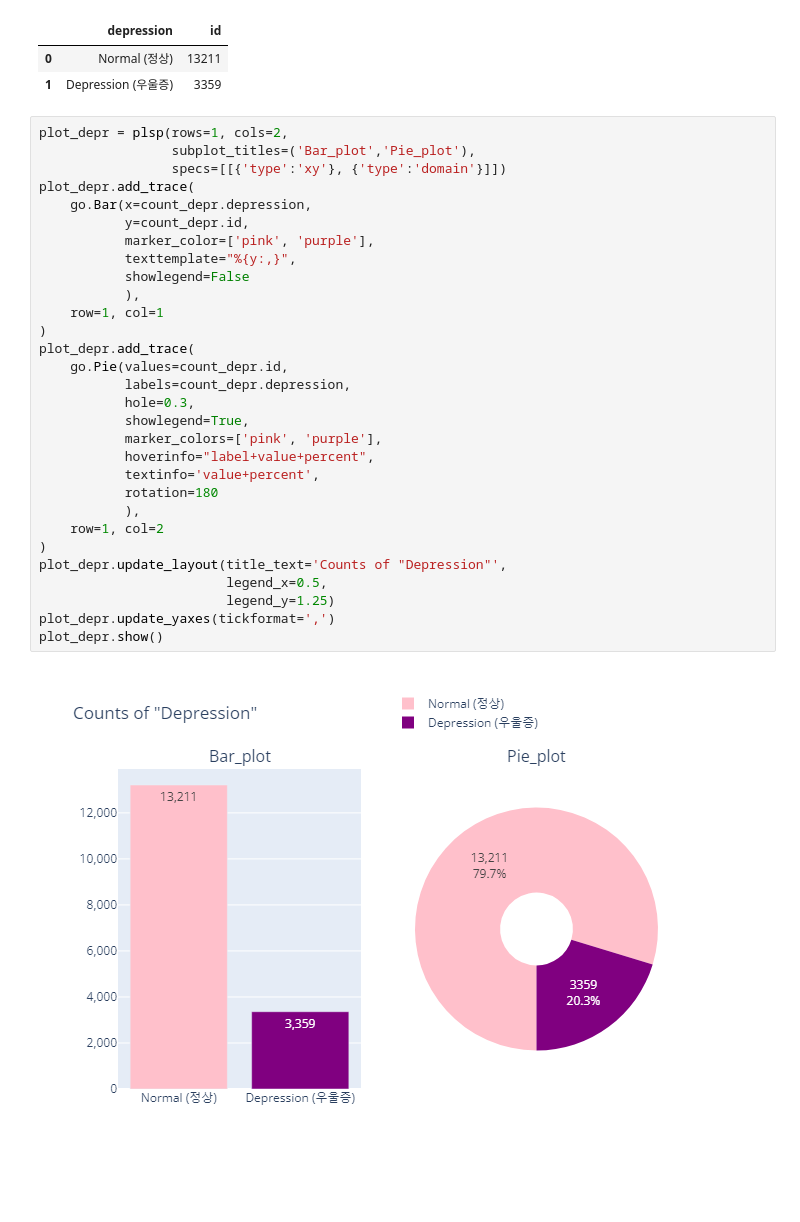
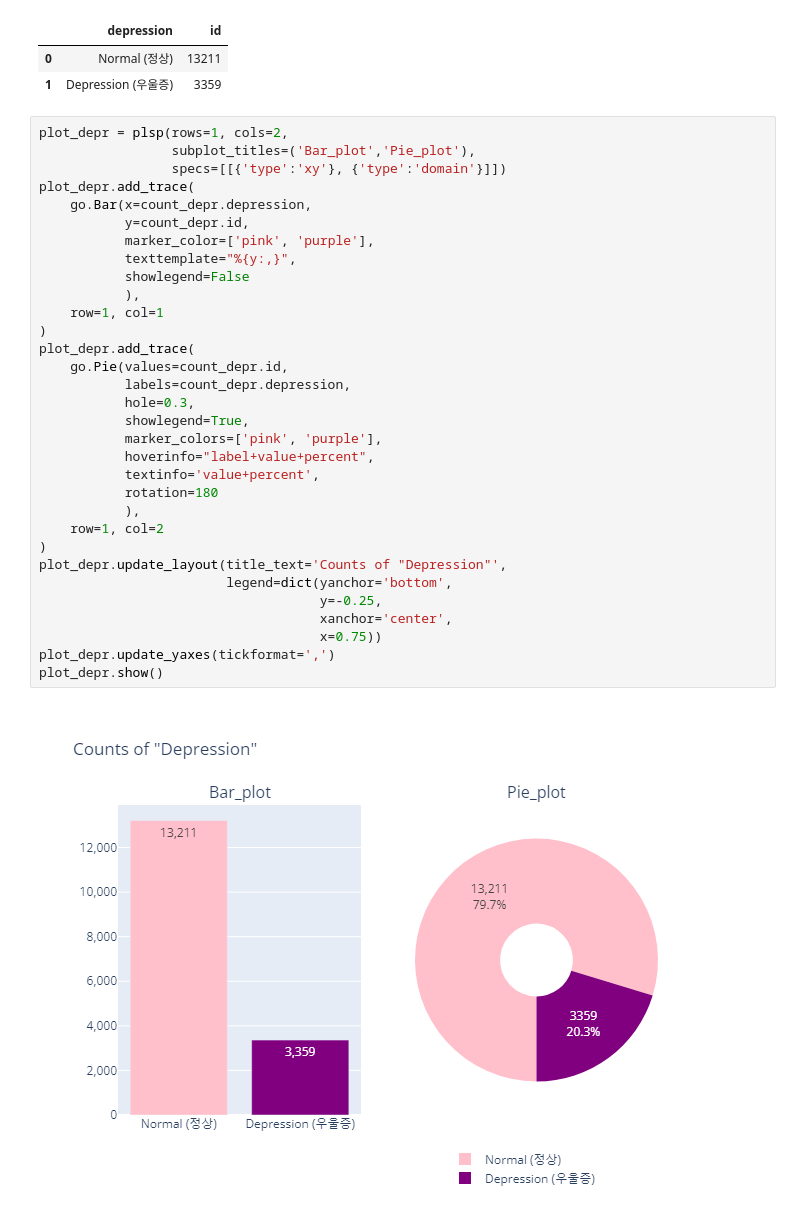
Before and after one commit to kyungjaecheong/Kor-DEEPression, a Jupyter notebook: 2_Modeling/2-2_EDA.ipynb, the cells around one changed output. Drawn from its saved outputs; the diff is of its cells as text.

```diff
--- a/2_Modeling/2-2_EDA.ipynb
+++ b/2_Modeling/2-2_EDA.ipynb
@@ -279,32 +279,34 @@ display(count_depr)
 # %%
 plot_depr = plsp(rows=1, cols=2,
                  subplot_titles=('Bar_plot','Pie_plot'),
                  specs=[[{'type':'xy'}, {'type':'domain'}]])
 plot_depr.add_trace(
     go.Bar(x=count_depr.depression,
            y=count_depr.id,
            marker_color=['pink', 'purple'],
            texttemplate="%{y:,}",
            showlegend=False
            ),
     row=1, col=1
 )
 plot_depr.add_trace(
     go.Pie(values=count_depr.id,
            labels=count_depr.depression,
            hole=0.3,
            showlegend=True,
            marker_colors=['pink', 'purple'],
            hoverinfo="label+value+percent",
            textinfo='value+percent',
            rotation=180
            ),
     row=1, col=2
 )
 plot_depr.update_layout(title_text='Counts of "Depression"',
-                        legend_x=0.5,
-                        legend_y=1.25)
+                        legend=dict(yanchor='bottom',
+                                    y=-0.25,
+                                    xanchor='center',
+                                    x=0.75))
 plot_depr.update_yaxes(tickformat=',')
 plot_depr.show()
 # %% [output]
-[figure, old version]
+[figure, new version]
```
